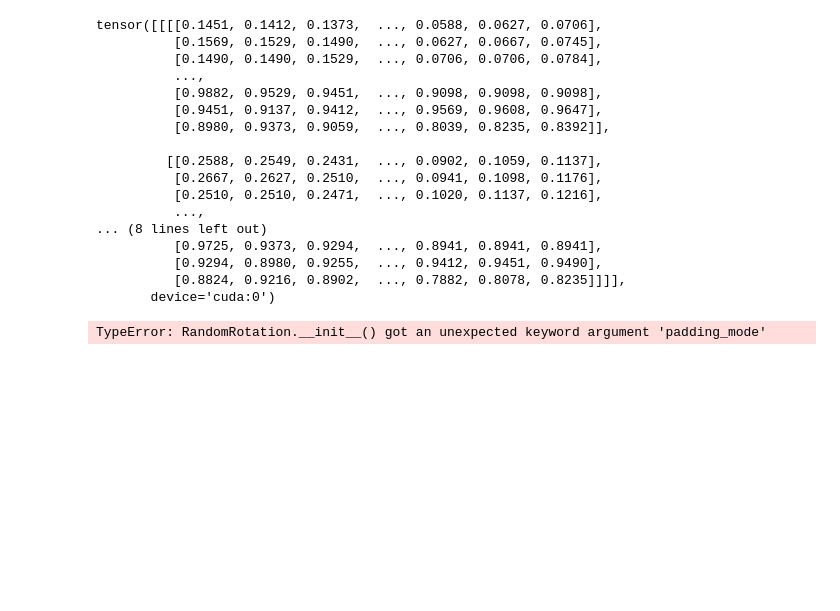
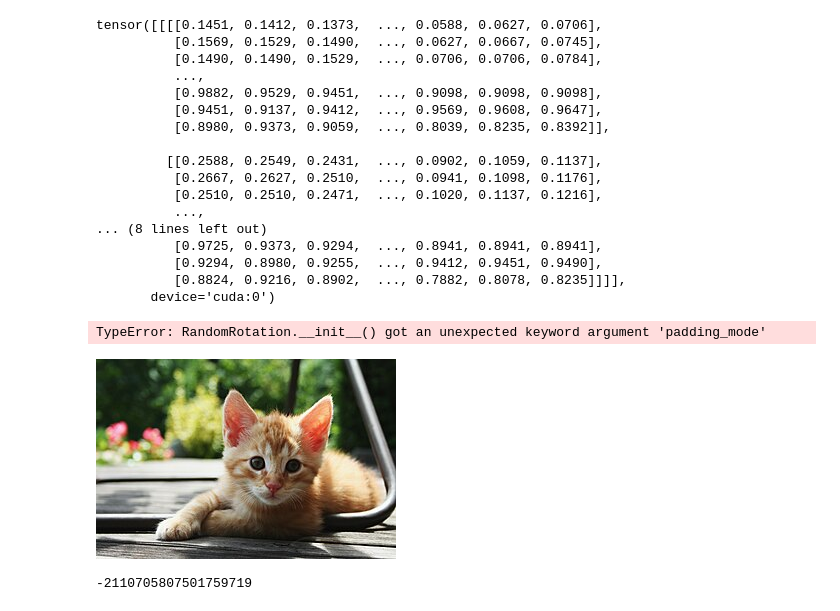
Before and after one commit to yrsolo/tg_pet_detector_GUI, a Jupyter notebook: test.ipynb, the cells around one changed output. Drawn from its saved outputs; the diff is of its cells as text; code cells hidden in the pictures; blank space fills up the shorter version.

```diff
--- a/test.ipynb
+++ b/test.ipynb
@@ -352,0 +355,7 @@ TypeError: RandomRotation.__init__() got an unexpected keyword argument 'padding
+# %%
+image_path = "image.jpg"
+image = Image.open(image_path)#.convert("RGB")
+
+image
+# %% [output]
+[figure, added]
@@ -352,0 +406,5 @@ TypeError: RandomRotation.__init__() got an unexpected keyword argument 'padding
+# %%
+a = [image, pic2float(image), (image)]
+hash_all(a)
+# %% [output]
+-2110705807501759719
```
Also changed, not shown: parts of 3 cells of this notebook, 10 other files.
